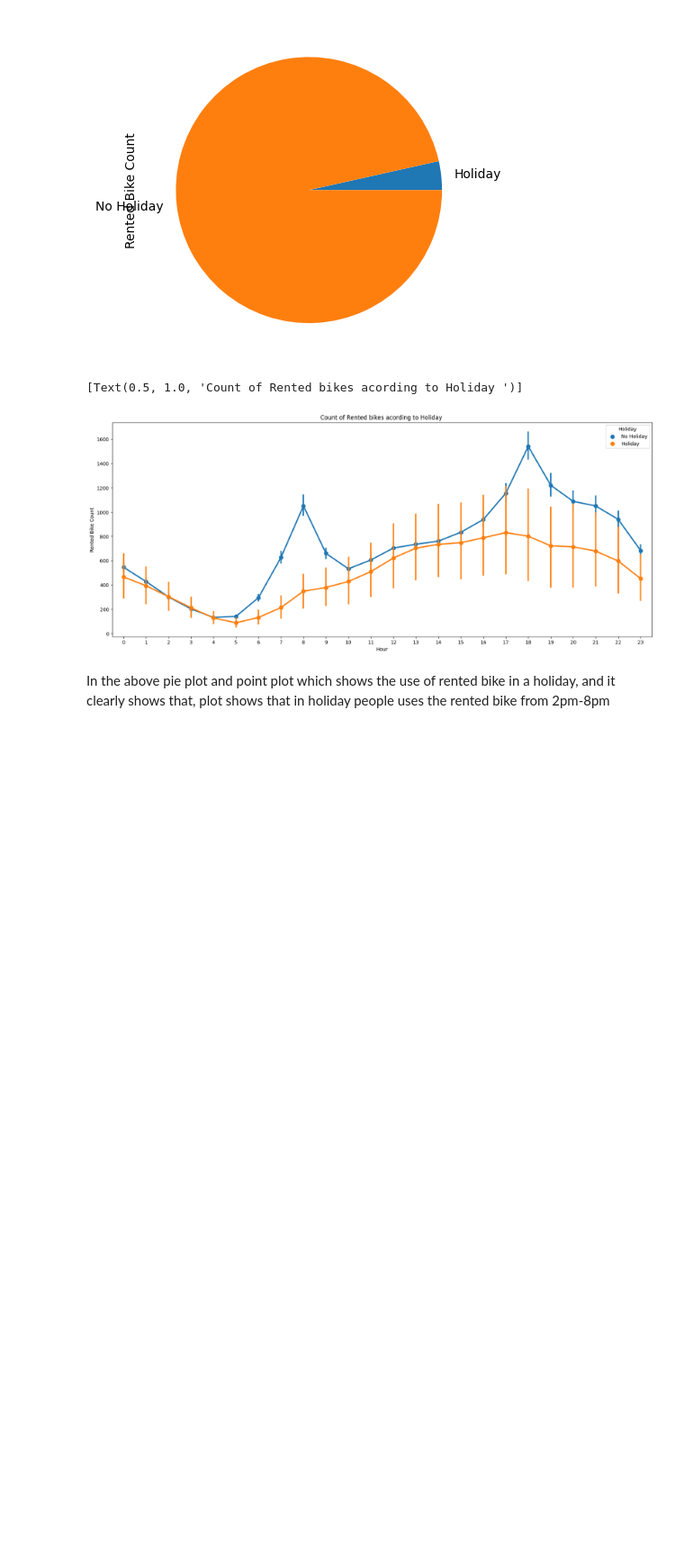
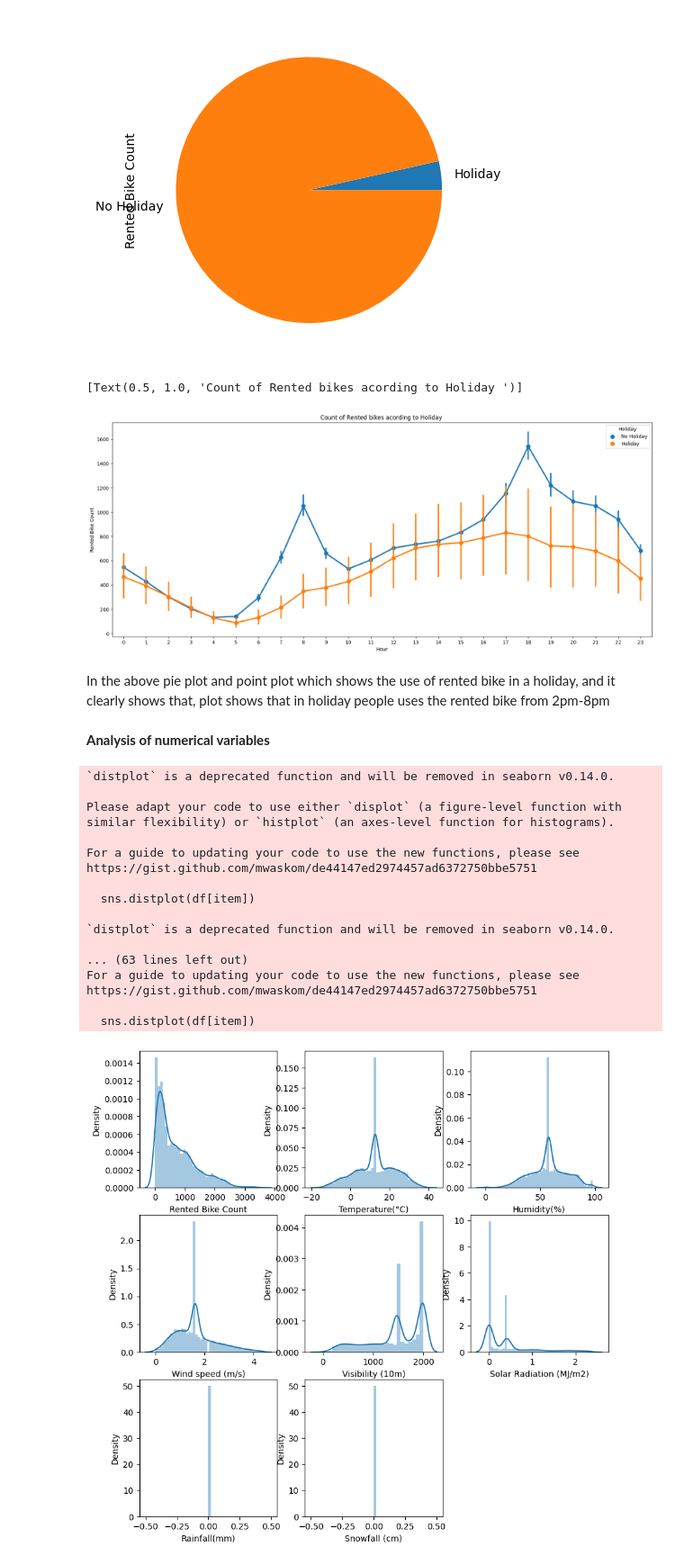
Before and after one commit to kanakpriyatiwari/Bike-Sharing-Demand-Prediction, a Jupyter notebook: Bike_Sharing_Demand_Prediction.ipynb, the cells around one changed output. Shown at 90% size. Drawn from its saved outputs; the diff is of its cells as text; code cells hidden in the pictures; blank space fills up the shorter version.

```diff
--- a/Bike_Sharing_Demand_Prediction.ipynb
+++ b/Bike_Sharing_Demand_Prediction.ipynb
@@ -440,3 +440,32 @@ ax.set(title='Count of Rented bikes acording to Holiday ')
 # %% [markdown]
 In the above pie plot and point plot which shows the use of rented bike in a holiday, and it clearly shows that,
 plot shows that in holiday people uses the rented bike from 2pm-8pm
+# %% [markdown]
+**Analysis of numerical variables**
+# %%
+numerical_columns=['Rented Bike Count','Temperature(°C)','Humidity(%)',	'Wind speed (m/s)',	'Visibility (10m)',	'Solar Radiation (MJ/m2)'	,'Rainfall(mm)'	,'Snowfall (cm)']
+# %%
+# checking the distribution
+plt.figure(figsize=(10,10))
+for index,item in enumerate(numerical_columns):
+  plt.subplot(3,3,index+1)
+  sns.distplot(df[item])
+# %% [output]
+`distplot` is a deprecated function and will be removed in seaborn v0.14.0.
+
+Please adapt your code to use either `displot` (a figure-level function with
+similar flexibility) or `histplot` (an axes-level function for histograms).
+
+For a guide to updating your code to use the new functions, please see
+https://gist.github.com/mwaskom/de44147ed2974457ad6372750bbe5751
+
+  sns.distplot(df[item])
+
+`distplot` is a deprecated function and will be removed in seaborn v0.14.0.
+
+... (63 lines left out)
+For a guide to updating your code to use the new functions, please see
+https://gist.github.com/mwaskom/de44147ed2974457ad6372750bbe5751
+
+  sns.distplot(df[item])
+[figure, added]
```
Also changed, not shown: parts of 6 cells of this notebook.
